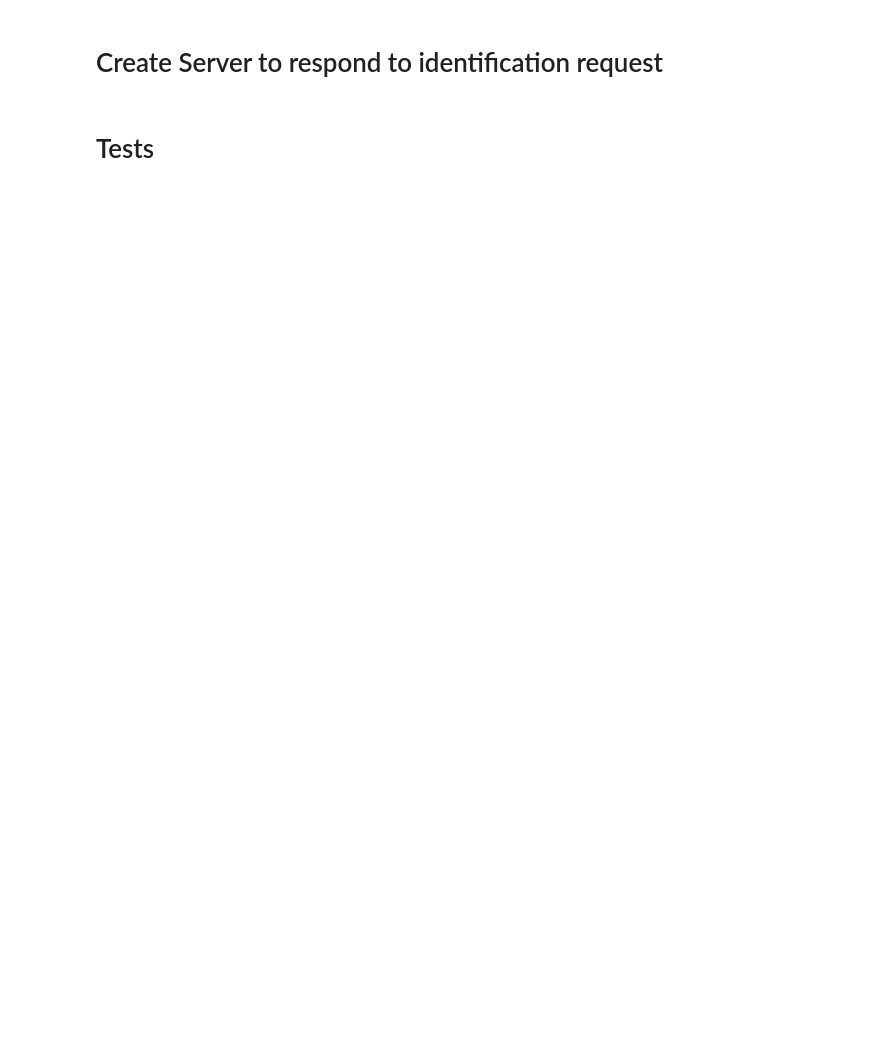
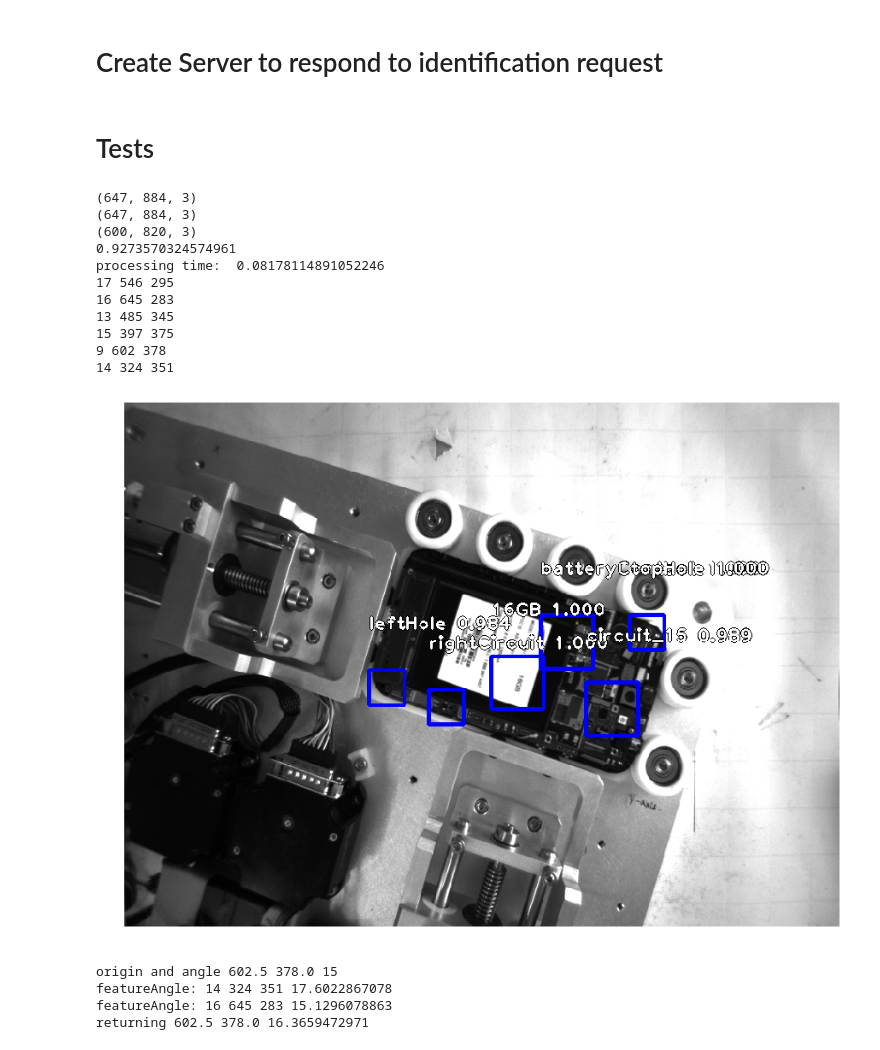
Before and after one commit to YungKC/keras-retinanet, a Jupyter notebook: scripts/Inference.ipynb, the cells around one changed output. Drawn from its saved outputs; the diff is of its cells as text; code cells hidden in the pictures; blank space fills up the shorter version.

```diff
--- a/scripts/Inference.ipynb
+++ b/scripts/Inference.ipynb
@@ -134,0 +191,9 @@ print(scores[0:3])
+# %%
+initAngle = np.zeros(18, dtype=float)
+initAngle[13] = math.atan2(5,-126) * 180.0/math.pi
+initAngle[14] = math.atan2(56,-262) * 180.0/math.pi
+initAngle[15] = math.atan2(56,-186) * 180.0/math.pi
+initAngle[16] = math.atan2(-95,15) * 180.0/math.pi
+initAngle[17] = math.atan2(-57, -72) * 180.0/math.pi
+
+print(initAngle)
@@ -300,5 +373,23 @@ validation_generator = CSVGenerator(
                 batch_size=10
             )
 # %%
-result = get2DPose("\\\\KAI-LAPTOP\\Users\\kai\\study\\robot_prototype\\ur3Control\\tmp\\undistorted.png")
+result = get2DPose("/media/kai-laptop/study/robot_prototype/ur3Control/tmp/undistorted.png")
+# result = get2DPose("\\\\KAI-LAPTOP\\Users\\kai\\study\\robot_prototype\\ur3Control\\tmp\\undistorted.png")
 # result = get2DPose("C:\\Users\\Kai\\study\\robot_prototype\\pyCameraCalibration\\result\\raw\\img65.jpg.png")
+# %% [output]
+(647, 884, 3)
+(647, 884, 3)
+(600, 820, 3)
+0.9273570324574961
+processing time:  0.08178114891052246
+17 546 295
+16 645 283
+13 485 345
+15 397 375
+9 602 378
+14 324 351
+[figure, added]
+origin and angle 602.5 378.0 15
+featureAngle: 14 324 351 17.6022867078
+featureAngle: 16 645 283 15.1296078863
+returning 602.5 378.0 16.3659472971
```
Also changed, not shown: parts of 18 cells of this notebook, 1 other file.
